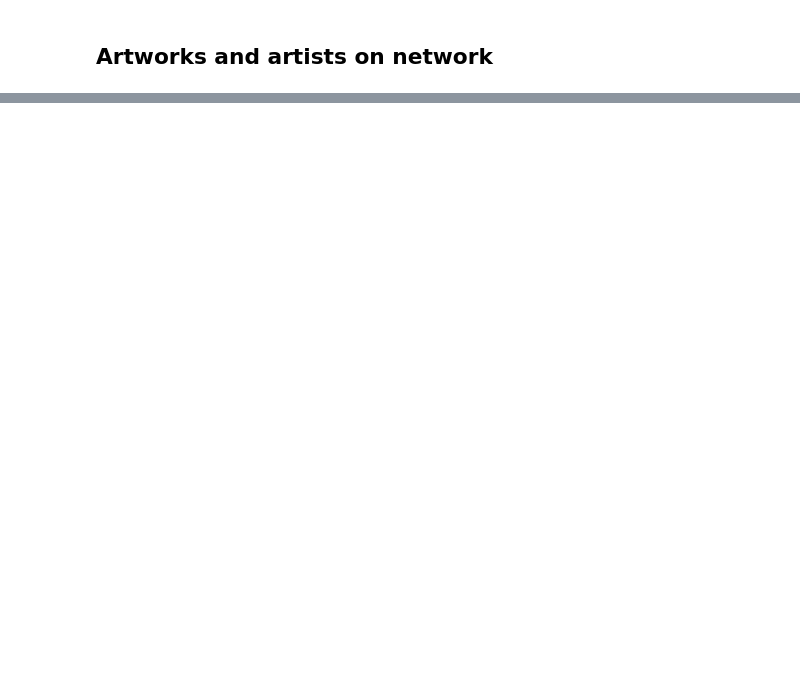
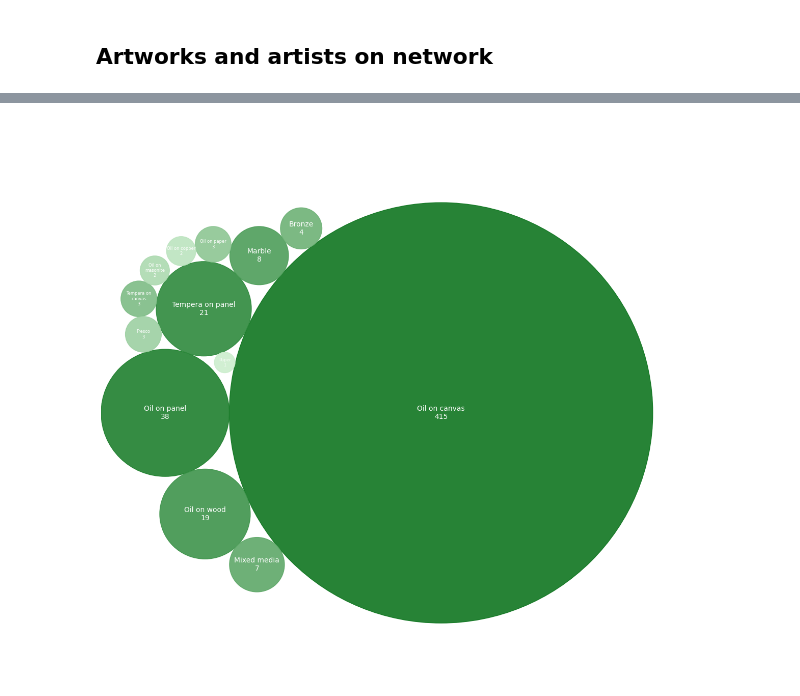
Before and after one commit to jcierocki/datathon-kul-voodoo-boyz, a Jupyter notebook: notebooks/data_artists.ipynb, the cells around one changed output, grey strips where cells are left out. Drawn from its saved outputs; the diff is of its cells as text; code cells hidden in the pictures; blank space fills up the shorter version.

Commit message:
added map and medium plot

```diff
--- a/notebooks/data_artists.ipynb
+++ b/notebooks/data_artists.ipynb
@@ -64,0 +89,2 @@ print(df)
+# %%
+new_arr = [arr[i][1] for i in range(0, len(arr))]
@@ -64,0 +155,3 @@ print(df)
+# %%
+df = enter_new_column(df)
+df.head()
@@ -333,0 +438,8 @@ df_artists = df_artists['artist'].unique()[:-1]
+# %%
+df_medium = pl.from_dicts(graph.run("""
+        match (a: Artwork) -- (m: Medium)
+        return a.name as artwork, m.name as medium
+        order by artwork;
+""").data(), schema={"artwork": str, "medium": str}).to_pandas()
+
+df_medium
@@ -333,0 +460,6 @@ df_artists = df_artists['artist'].unique()[:-1]
+# %%
+medium_sum = df_medium.medium.value_counts().reset_index()
+medium_sum.columns = ['Medium', 'Count']
+medium_sum.sort_values(by=['Count', 'Medium'], inplace=True, ascending = [False, False])
+medium_sum = medium_sum.reset_index(drop=True)
+medium_sum
@@ -333,0 +481,36 @@ df_artists = df_artists['artist'].unique()[:-1]
+# %%
+import circlify
+# compute circle positions:
+circles = circlify.circlify(medium_sum['Count'].tolist(),
+                            show_enclosure=False,
+                            target_enclosure=circlify.Circle(x=0, y=0)
+                           )
+circles.reverse()
+
+fig, ax = plt.subplots(figsize=(14, 14), facecolor='white')
+ax.axis('off')
+lim = max(max(abs(circle.x)+circle.r, abs(circle.y)+circle.r,) for circle in circles)
+plt.xlim(-lim, lim)
+plt.ylim(-lim, lim)
+
+colors = get_color_gradient(color_2, color_1, len(medium_sum))
+# print circles
+i = 0
+for circle, label, emi, color in zip(circles, medium_sum['Medium'], medium_sum['Count'], colors):
+    x, y, r = circle
+    ax.add_patch(plt.Circle((x, y), r, alpha=0.9, color = color))
+    if label == 'Tempera on canvas':
+        plt.annotate("Tempera on" + '\n' + 'canvas' +'\n'+ format(emi, ","), (x,y), size=6, va='center', ha='center', color='White')
+    elif label == 'Oil on masonite':
+        plt.annotate("Oil on" + '\n' + 'masonite' +'\n'+ format(emi, ","), (x,y), size=6, va='center', ha='center', color='White')
+    else:
+        if i < 7:
+            plt.annotate(label +'\n'+ format(emi, ","), (x,y), size=10, va='center', ha='center', color='White')
+        else:
+            plt.annotate(label +'\n'+ format(emi, ","), (x,y), size=6, va='center', ha='center', color='White')
+    i = i + 1
+plt.xticks([])
+plt.yticks([])
+plt.savefig('medium.png')
+# %% [output]
+[figure, added]
```
Also changed, not shown: parts of 16 cells of this notebook, 4 other files.
